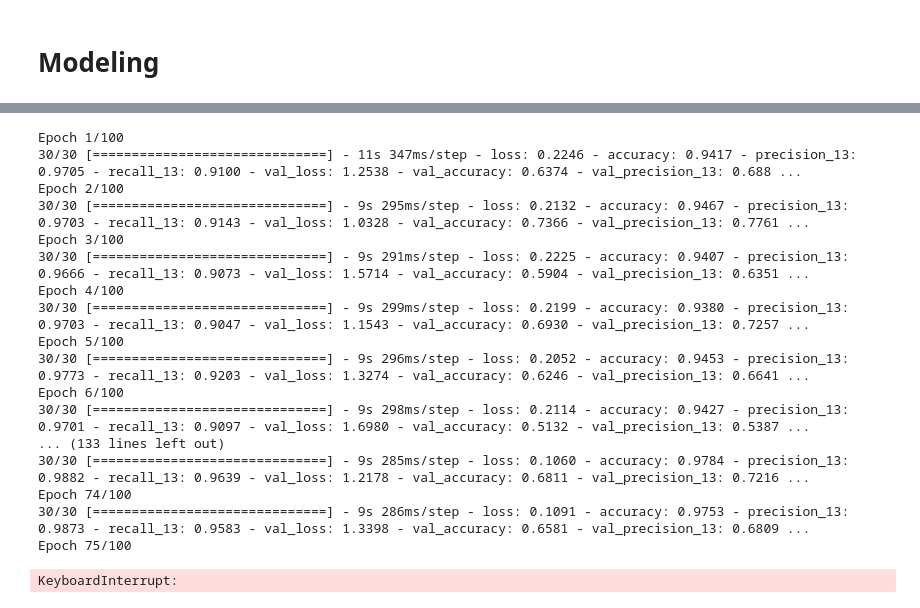
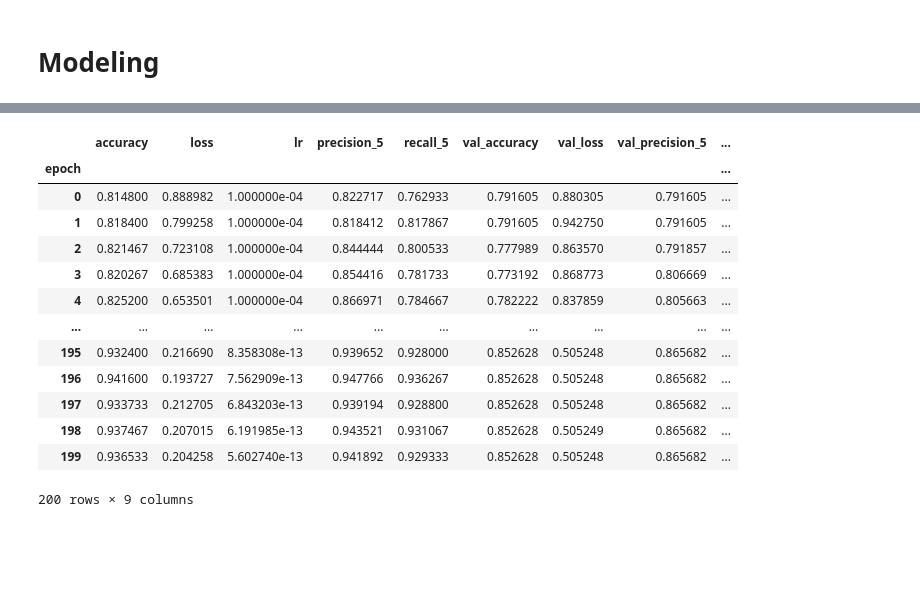
Before and after one commit to ssaeed85/dsc-ph5-MarsTerrainAnomalyDetection, a Jupyter notebook: 02_TensorflowModeling_FinalModels.ipynb, the cells around one changed output, grey strips where cells are left out. Saved outputs shown, nothing was run; the diff lists cells and outputs as text; code cells hidden in the pictures; blank space fills up the shorter version.

```diff
--- a/02_TensorflowModeling_FinalModels.ipynb
+++ b/02_TensorflowModeling_FinalModels.ipynb
@@ -490,33 +350,0 @@ _________________________________________________________________
-# %%
-results = model.fit(train_generator,
-                    steps_per_epoch=30,
-                    epochs=100,  # Number of epochs
-                    validation_data=val_generator,
-                    verbose=1,
-#                     callbacks=[
-# #                         lr_schd_third_cb,
-# #                         csv_logger,
-#                         early_stop
-#                     ]
-                    )
-
-display_model_trainTestGraphs(results)
-# %% [output]
-Epoch 1/100
-30/30 [==============================] - 11s 347ms/step - loss: 0.2246 - accuracy: 0.9417 - precision_13: 0.9705 - recall_13: 0.9100 - val_loss: 1.2538 - val_accuracy: 0.6374 - val_precision_13: 0.688 ...
-Epoch 2/100
-30/30 [==============================] - 9s 295ms/step - loss: 0.2132 - accuracy: 0.9467 - precision_13: 0.9703 - recall_13: 0.9143 - val_loss: 1.0328 - val_accuracy: 0.7366 - val_precision_13: 0.7761 ...
-Epoch 3/100
-30/30 [==============================] - 9s 291ms/step - loss: 0.2225 - accuracy: 0.9407 - precision_13: 0.9666 - recall_13: 0.9073 - val_loss: 1.5714 - val_accuracy: 0.5904 - val_precision_13: 0.6351 ...
-Epoch 4/100
-30/30 [==============================] - 9s 299ms/step - loss: 0.2199 - accuracy: 0.9380 - precision_13: 0.9703 - recall_13: 0.9047 - val_loss: 1.1543 - val_accuracy: 0.6930 - val_precision_13: 0.7257 ...
-Epoch 5/100
-30/30 [==============================] - 9s 296ms/step - loss: 0.2052 - accuracy: 0.9453 - precision_13: 0.9773 - recall_13: 0.9203 - val_loss: 1.3274 - val_accuracy: 0.6246 - val_precision_13: 0.6641 ...
-Epoch 6/100
-30/30 [==============================] - 9s 298ms/step - loss: 0.2114 - accuracy: 0.9427 - precision_13: 0.9701 - recall_13: 0.9097 - val_loss: 1.6980 - val_accuracy: 0.5132 - val_precision_13: 0.5387 ...
-... (133 lines left out)
-30/30 [==============================] - 9s 285ms/step - loss: 0.1060 - accuracy: 0.9784 - precision_13: 0.9882 - recall_13: 0.9639 - val_loss: 1.2178 - val_accuracy: 0.6811 - val_precision_13: 0.7216 ...
-Epoch 74/100
-30/30 [==============================] - 9s 286ms/step - loss: 0.1091 - accuracy: 0.9753 - precision_13: 0.9873 - recall_13: 0.9583 - val_loss: 1.3398 - val_accuracy: 0.6581 - val_precision_13: 0.6809 ...
-Epoch 75/100
-KeyboardInterrupt:
@@ -522,0 +357,17 @@ KeyboardInterrupt:
+# %%
+model8_df
+# %% [output]
+|  | accuracy | loss | lr | precision_5 | recall_5 | val_accuracy | val_loss | val_precision_5 | ... |
+| epoch |  |  |  |  |  |  |  |  | ... |
+| 0 | 0.814800 | 0.888982 | 1.000000e-04 | 0.822717 | 0.762933 | 0.791605 | 0.880305 | 0.791605 | ... |
+| 1 | 0.818400 | 0.799258 | 1.000000e-04 | 0.818412 | 0.817867 | 0.791605 | 0.942750 | 0.791605 | ... |
+| 2 | 0.821467 | 0.723108 | 1.000000e-04 | 0.844444 | 0.800533 | 0.777989 | 0.863570 | 0.791857 | ... |
+| 3 | 0.820267 | 0.685383 | 1.000000e-04 | 0.854416 | 0.781733 | 0.773192 | 0.868773 | 0.806669 | ... |
+| 4 | 0.825200 | 0.653501 | 1.000000e-04 | 0.866971 | 0.784667 | 0.782222 | 0.837859 | 0.805663 | ... |
+| ... | ... | ... | ... | ... | ... | ... | ... | ... | ... |
+| 195 | 0.932400 | 0.216690 | 8.358308e-13 | 0.939652 | 0.928000 | 0.852628 | 0.505248 | 0.865682 | ... |
+| 196 | 0.941600 | 0.193727 | 7.562909e-13 | 0.947766 | 0.936267 | 0.852628 | 0.505248 | 0.865682 | ... |
+| 197 | 0.933733 | 0.212705 | 6.843203e-13 | 0.939194 | 0.928800 | 0.852628 | 0.505248 | 0.865682 | ... |
+| 198 | 0.937467 | 0.207015 | 6.191985e-13 | 0.943521 | 0.931067 | 0.852628 | 0.505249 | 0.865682 | ... |
+| 199 | 0.936533 | 0.204258 | 5.602740e-13 | 0.941892 | 0.929333 | 0.852628 | 0.505248 | 0.865682 | ... |
+200 rows × 9 columns
```
Also changed, not shown: parts of 34 cells of this notebook.
